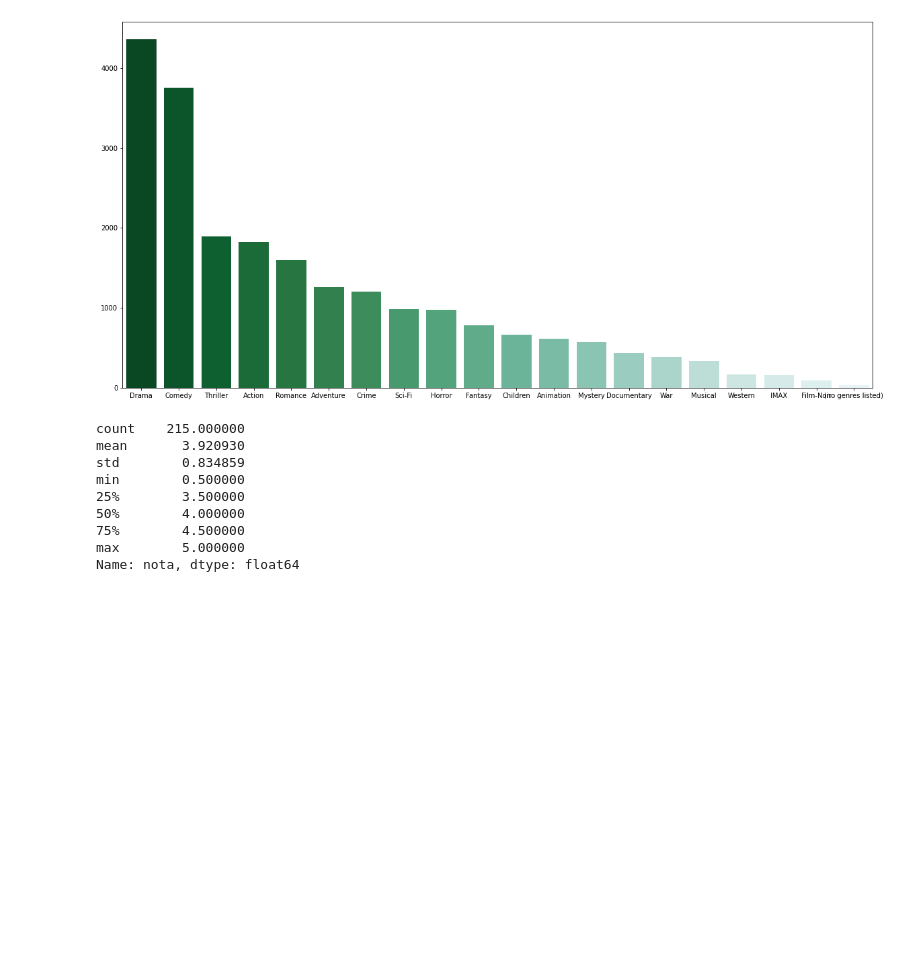
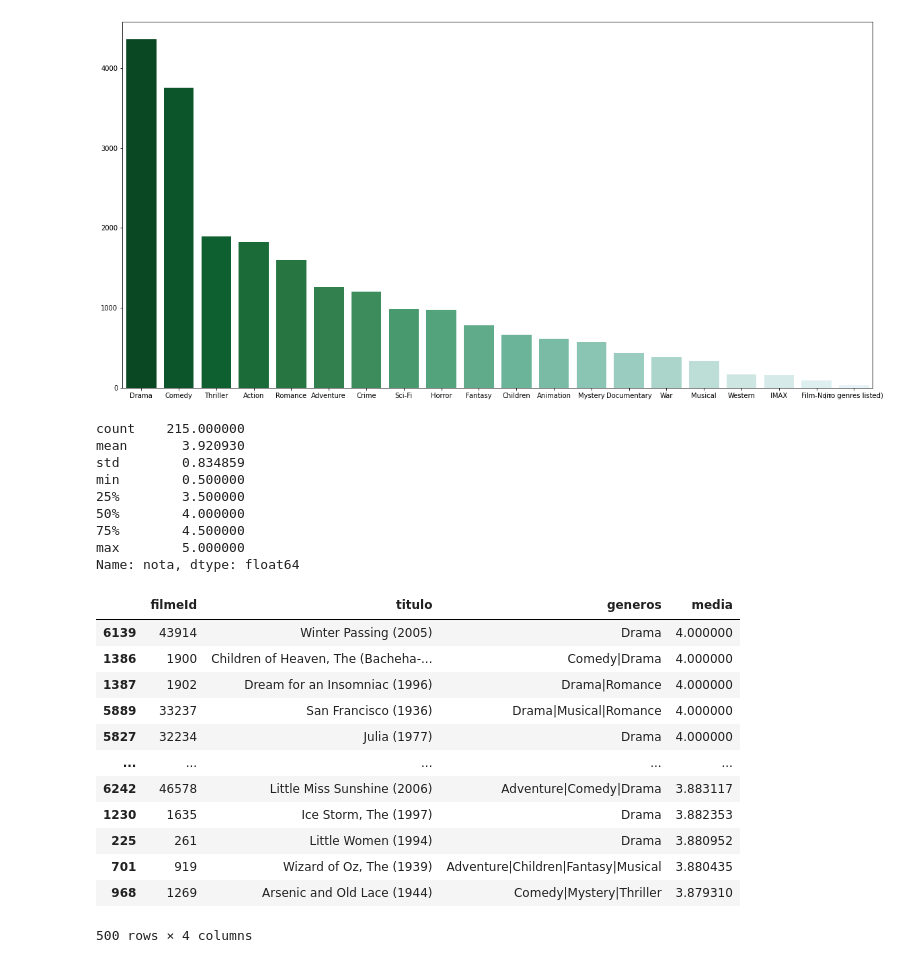
Before and after one commit to lucbueno54/QuarentenaDados, a Jupyter notebook: Untitled0.ipynb, the cells around one changed output. Cells and saved outputs as stored; diff of their text form; code cells hidden in the pictures; blank space fills up the shorter version.

```diff
--- a/Untitled0.ipynb
+++ b/Untitled0.ipynb
@@ -277,3 +277,19 @@ min        0.500000
 75%        4.500000
 max        5.000000
 Name: nota, dtype: float64
+# %%
+filmes_com_media.sort_values("media",ascending= False)[2000:2500]
+# %% [output]
+|  | filmeId | titulo | generos | media |
+| 6139 | 43914 | Winter Passing (2005) | Drama | 4.000000 |
+| 1386 | 1900 | Children of Heaven, The (Bacheha-... | Comedy|Drama | 4.000000 |
+| 1387 | 1902 | Dream for an Insomniac (1996) | Drama|Romance | 4.000000 |
+| 5889 | 33237 | San Francisco (1936) | Drama|Musical|Romance | 4.000000 |
+| 5827 | 32234 | Julia (1977) | Drama | 4.000000 |
+| ... | ... | ... | ... | ... |
+| 6242 | 46578 | Little Miss Sunshine (2006) | Adventure|Comedy|Drama | 3.883117 |
+| 1230 | 1635 | Ice Storm, The (1997) | Drama | 3.882353 |
+| 225 | 261 | Little Women (1994) | Drama | 3.880952 |
+| 701 | 919 | Wizard of Oz, The (1939) | Adventure|Children|Fantasy|Musical | 3.880435 |
+| 968 | 1269 | Arsenic and Old Lace (1944) | Comedy|Mystery|Thriller | 3.879310 |
+500 rows × 4 columns
```
Also changed, not shown: parts of 1 cell of this notebook.
